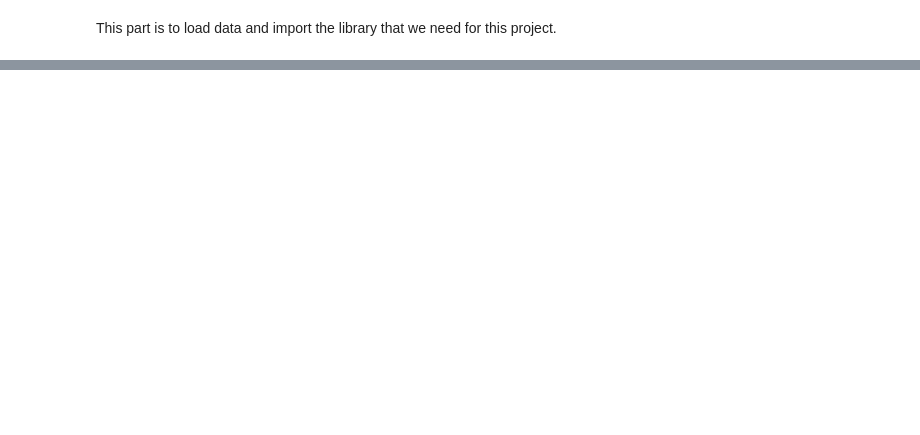
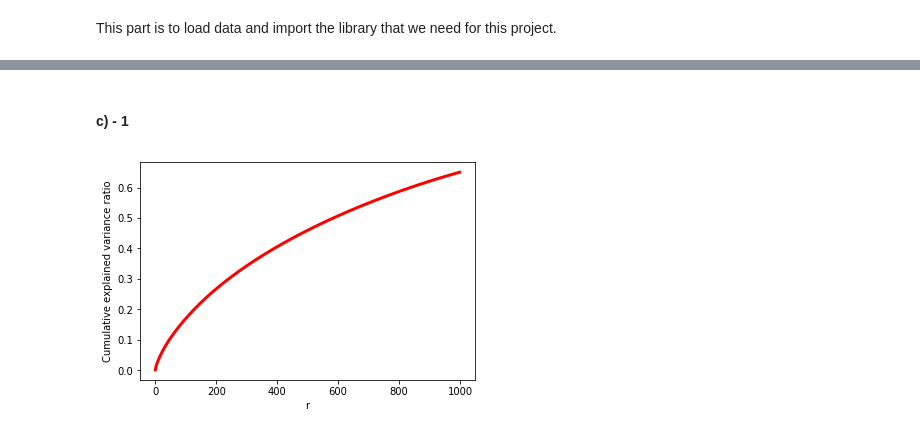
Before and after one commit to popo0293/EE219Project2, a Jupyter notebook: project2.ipynb, the cells around one changed output, grey strips where cells are left out. Saved outputs shown, nothing was run; the diff lists cells and outputs as text; code cells hidden in the pictures; blank space fills up the shorter version.

```diff
--- a/project2.ipynb
+++ b/project2.ipynb
@@ -689,0 +251,24 @@ precision:  0.845071729336
+# %% [markdown]
+#### c) - 1
+# %%
+
+logging.info("Problem 3")
+start = timer()
+
+R_MAX = 1000
+ratio = None
+if GET_DATA_FROM_FILES and os.path.isfile("./ratio.pkl"):
+    logging.info("Loading ratio.")
+    ratio = pickle.load(open("./ratio.pkl", "rb"))
+else:
+    svd = TruncatedSVD(n_components=R_MAX, n_iter=7, random_state=42)
+    svd.fit_transform(X_train_tfidf)
+    ratio = svd.explained_variance_ratio_.cumsum()
+    pickle.dump(ratio, open("./ratio.pkl", "wb"), True)
+
+plt.plot(range(R_MAX), ratio, 'r', lw=3, label='Cumulative explained variance ratio')
+plt.ylabel('Cumulative explained variance ratio')
+plt.xlabel('r')
+plt.show()
+# %% [output]
+[figure, added]
```
Also changed, not shown: parts of 32 cells of this notebook, 3 other files.
